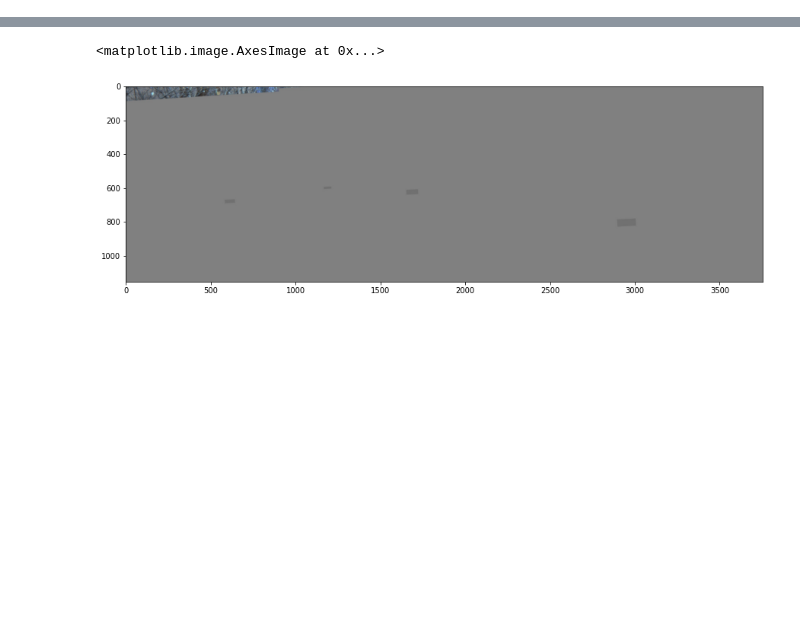
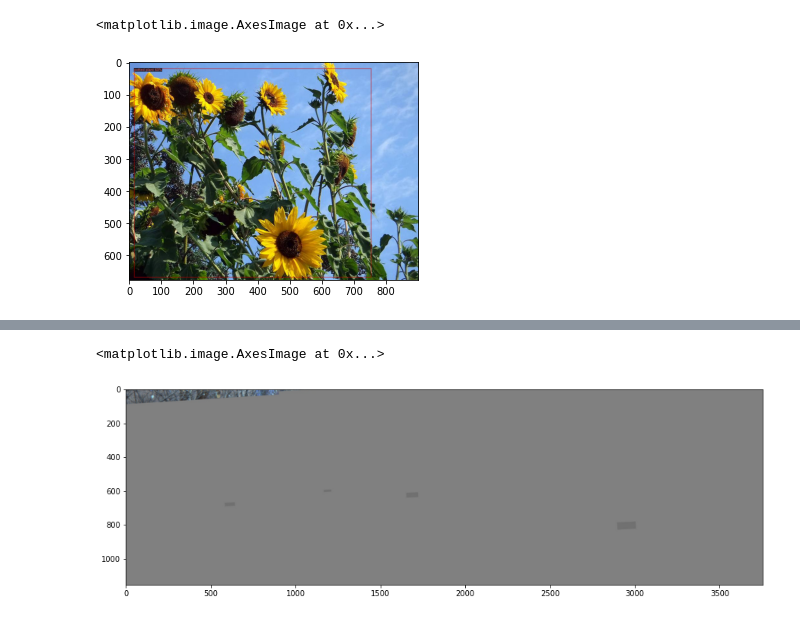
Before and after one commit to Ahmedjjj/midas_hkrm, a Jupyter notebook: notebooks/Object-detection.ipynb, the cells around one changed output, grey strips where cells are left out. Cells and saved outputs as stored; diff of their text form; code cells hidden in the pictures; blank space fills up the shorter version.

```diff
--- a/notebooks/Object-detection.ipynb
+++ b/notebooks/Object-detection.ipynb
@@ -88,0 +107,5 @@ output = predictor(img)
+# %%
+plt.imshow(out.get_image())
+# %% [output]
+<matplotlib.image.AxesImage at 0x...>
+[figure, added]
```
Also changed, not shown: parts of 29 cells of this notebook, 5 other files.
